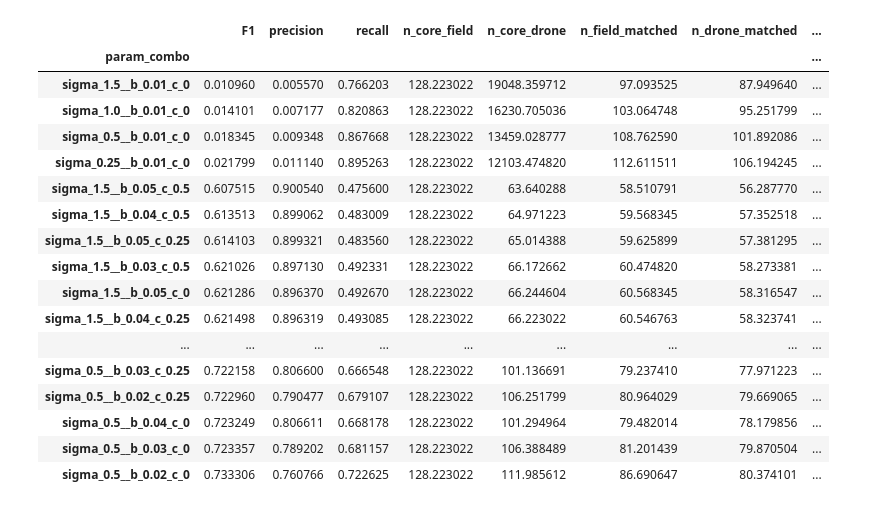
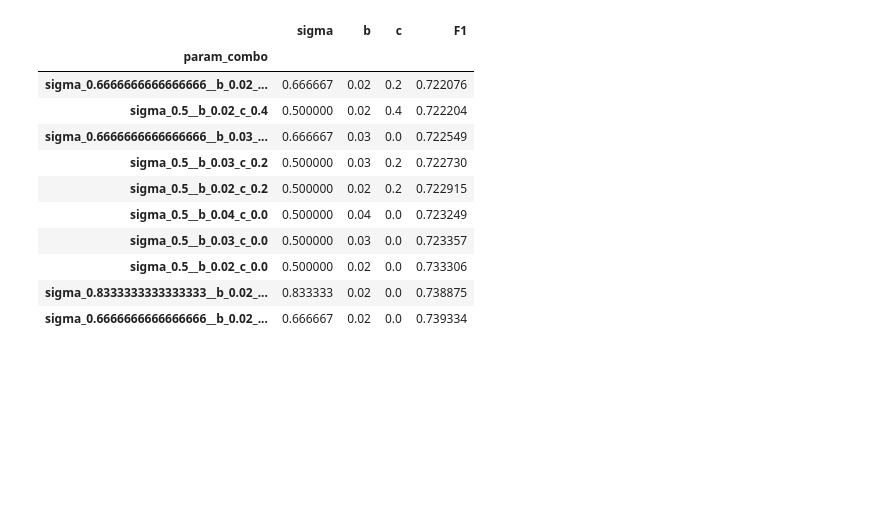
Before and after one commit to russelldj/tree-detection-parameterization, a Jupyter notebook: code/visualize_detection_performance.ipynb, the cells around one changed output. Saved outputs shown, nothing was run; the diff lists cells and outputs as text; code cells hidden in the pictures; blank space fills up the shorter version.

```diff
--- a/code/visualize_detection_performance.ipynb
+++ b/code/visualize_detection_performance.ipynb
@@ -32,25 +32,20 @@ data = data[~data.dataset.isin(DATASETS_TO_EXCLUDE)]
 # %%
 data_without_dataset = data.drop(columns="dataset")
 mean_results = data_without_dataset.groupby("param_combo").mean()
 mean_results = mean_results.sort_values("F1")
-mean_results
+
+mean_results[["sigma", "b", "c", "F1"]].tail(10)
 # %% [output]
-|  | F1 | precision | recall | n_core_field | n_core_drone | n_field_matched | n_drone_matched | ... |
-| param_combo |  |  |  |  |  |  |  | ... |
-| sigma_1.5__b_0.01_c_0 | 0.010960 | 0.005570 | 0.766203 | 128.223022 | 19048.359712 | 97.093525 | 87.949640 | ... |
-| sigma_1.0__b_0.01_c_0 | 0.014101 | 0.007177 | 0.820863 | 128.223022 | 16230.705036 | 103.064748 | 95.251799 | ... |
-| sigma_0.5__b_0.01_c_0 | 0.018345 | 0.009348 | 0.867668 | 128.223022 | 13459.028777 | 108.762590 | 101.892086 | ... |
-| sigma_0.25__b_0.01_c_0 | 0.021799 | 0.011140 | 0.895263 | 128.223022 | 12103.474820 | 112.611511 | 106.194245 | ... |
-| sigma_1.5__b_0.05_c_0.5 | 0.607515 | 0.900540 | 0.475600 | 128.223022 | 63.640288 | 58.510791 | 56.287770 | ... |
-| sigma_1.5__b_0.04_c_0.5 | 0.613513 | 0.899062 | 0.483009 | 128.223022 | 64.971223 | 59.568345 | 57.352518 | ... |
-| sigma_1.5__b_0.05_c_0.25 | 0.614103 | 0.899321 | 0.483560 | 128.223022 | 65.014388 | 59.625899 | 57.381295 | ... |
-| sigma_1.5__b_0.03_c_0.5 | 0.621026 | 0.897130 | 0.492331 | 128.223022 | 66.172662 | 60.474820 | 58.273381 | ... |
-| sigma_1.5__b_0.05_c_0 | 0.621286 | 0.896370 | 0.492670 | 128.223022 | 66.244604 | 60.568345 | 58.316547 | ... |
-| sigma_1.5__b_0.04_c_0.25 | 0.621498 | 0.896319 | 0.493085 | 128.223022 | 66.223022 | 60.546763 | 58.323741 | ... |
-| ... | ... | ... | ... | ... | ... | ... | ... | ... |
-| sigma_0.5__b_0.03_c_0.25 | 0.722158 | 0.806600 | 0.666548 | 128.223022 | 101.136691 | 79.237410 | 77.971223 | ... |
-| sigma_0.5__b_0.02_c_0.25 | 0.722960 | 0.790477 | 0.679107 | 128.223022 | 106.251799 | 80.964029 | 79.669065 | ... |
-| sigma_0.5__b_0.04_c_0 | 0.723249 | 0.806611 | 0.668178 | 128.223022 | 101.294964 | 79.482014 | 78.179856 | ... |
-| sigma_0.5__b_0.03_c_0 | 0.723357 | 0.789202 | 0.681157 | 128.223022 | 106.388489 | 81.201439 | 79.870504 | ... |
-| sigma_0.5__b_0.02_c_0 | 0.733306 | 0.760766 | 0.722625 | 128.223022 | 111.985612 | 86.690647 | 80.374101 | ... |
+|  | sigma | b | c | F1 |
+| param_combo |  |  |  |  |
+| sigma_0.6666666666666666__b_0.02_... | 0.666667 | 0.02 | 0.2 | 0.722076 |
+| sigma_0.5__b_0.02_c_0.4 | 0.500000 | 0.02 | 0.4 | 0.722204 |
+| sigma_0.6666666666666666__b_0.03_... | 0.666667 | 0.03 | 0.0 | 0.722549 |
+| sigma_0.5__b_0.03_c_0.2 | 0.500000 | 0.03 | 0.2 | 0.722730 |
+| sigma_0.5__b_0.02_c_0.2 | 0.500000 | 0.02 | 0.2 | 0.722915 |
+| sigma_0.5__b_0.04_c_0.0 | 0.500000 | 0.04 | 0.0 | 0.723249 |
+| sigma_0.5__b_0.03_c_0.0 | 0.500000 | 0.03 | 0.0 | 0.723357 |
+| sigma_0.5__b_0.02_c_0.0 | 0.500000 | 0.02 | 0.0 | 0.733306 |
+| sigma_0.8333333333333333__b_0.02_... | 0.833333 | 0.02 | 0.0 | 0.738875 |
+| sigma_0.6666666666666666__b_0.02_... | 0.666667 | 0.02 | 0.0 | 0.739334 |
 # %%
```
Also changed, not shown: parts of 5 cells of this notebook.
